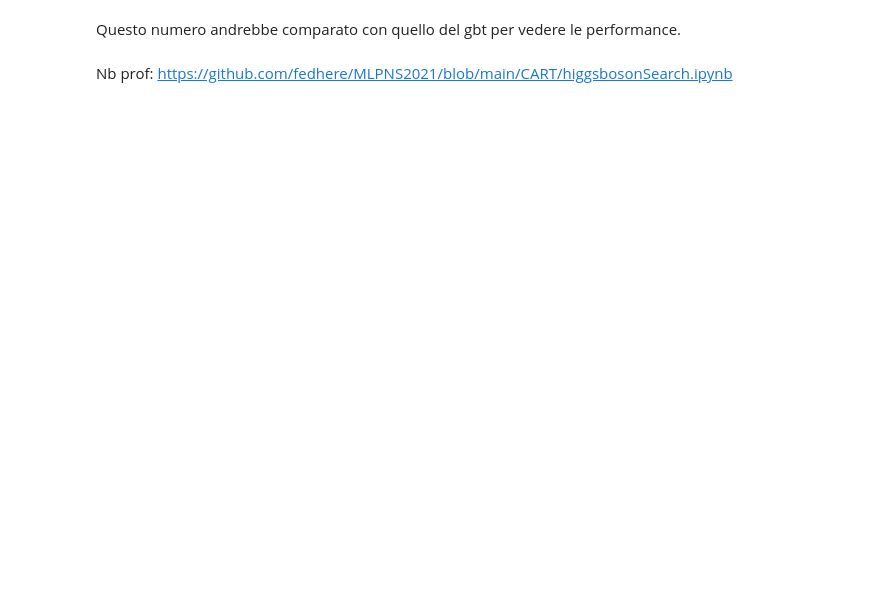
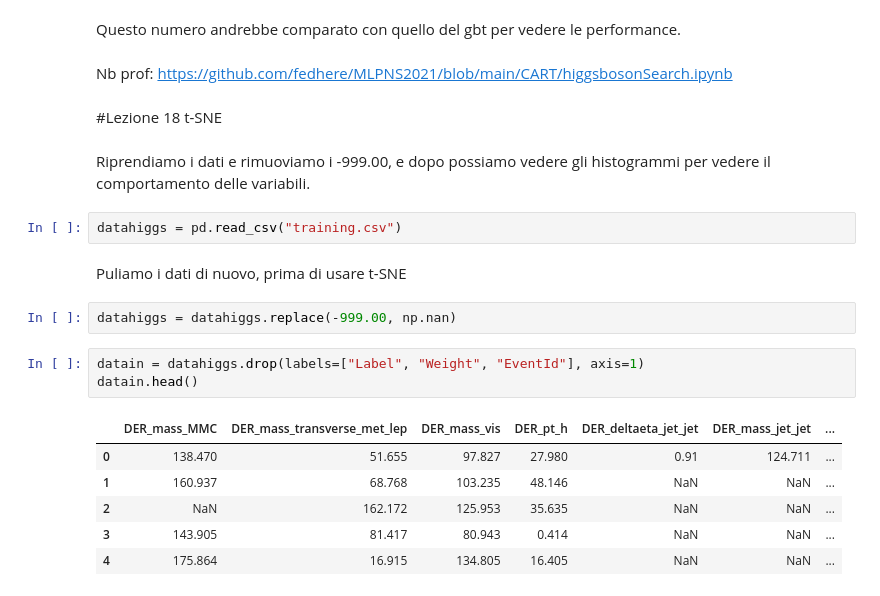
Before and after one commit to FedeleDelvecchio/MLPNS, a Jupyter notebook: Class/Lez15_15042021.ipynb, the cells around one changed output. Drawn from its saved outputs; the diff is of its cells as text; blank space fills up the shorter version.

```diff
--- a/Class/Lez15_15042021.ipynb
+++ b/Class/Lez15_15042021.ipynb
@@ -634,3 +614,23 @@ auc(pd.DataFrame(y_testlabel).values.flatten()=="s", y_pred_grd_rfcat)
 Questo numero andrebbe comparato con quello del gbt per vedere le performance.
 # %% [markdown]
 Nb prof: https://github.com/fedhere/MLPNS2021/blob/main/CART/higgsbosonSearch.ipynb
+# %% [markdown]
+#Lezione 18 t-SNE
+# %% [markdown]
+Riprendiamo i dati e rimuoviamo i -999.00, e dopo possiamo vedere gli histogrammi per vedere il comportamento delle variabili.
+# %%
+datahiggs = pd.read_csv("training.csv")
+# %% [markdown]
+Puliamo i dati di nuovo, prima di usare t-SNE
+# %%
+datahiggs = datahiggs.replace(-999.00, np.nan)
+# %%
+datain = datahiggs.drop(labels=["Label", "Weight", "EventId"], axis=1)
+datain.head()
+# %% [output]
+|  | DER_mass_MMC | DER_mass_transverse_met_lep | DER_mass_vis | DER_pt_h | DER_deltaeta_jet_jet | DER_mass_jet_jet | ... |
+| 0 | 138.470 | 51.655 | 97.827 | 27.980 | 0.91 | 124.711 | ... |
+| 1 | 160.937 | 68.768 | 103.235 | 48.146 | NaN | NaN | ... |
+| 2 | NaN | 162.172 | 125.953 | 35.635 | NaN | NaN | ... |
+| 3 | 143.905 | 81.417 | 80.943 | 0.414 | NaN | NaN | ... |
+| 4 | 175.864 | 16.915 | 134.805 | 16.405 | NaN | NaN | ... |
```
Also changed, not shown: parts of 46 cells of this notebook.
